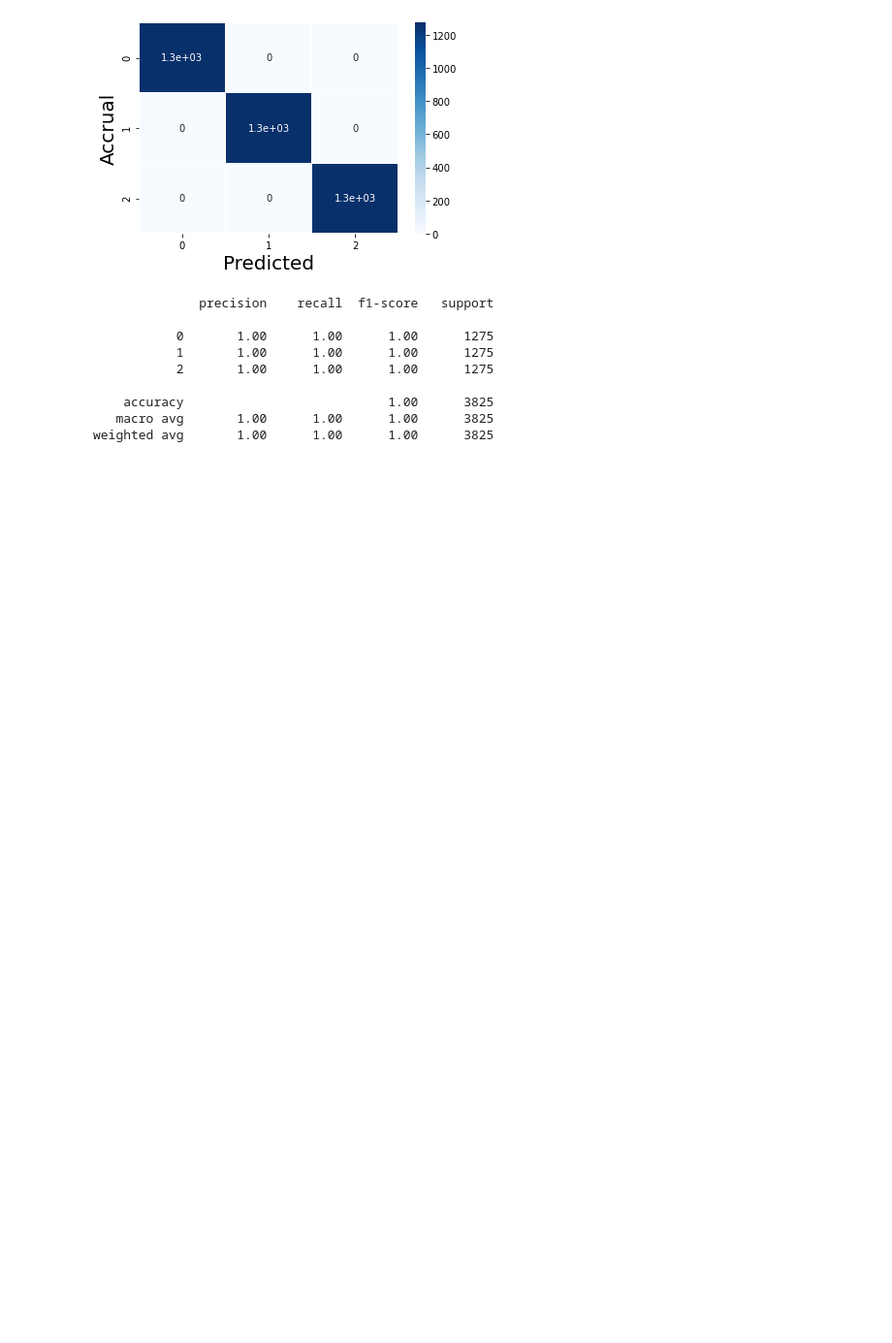
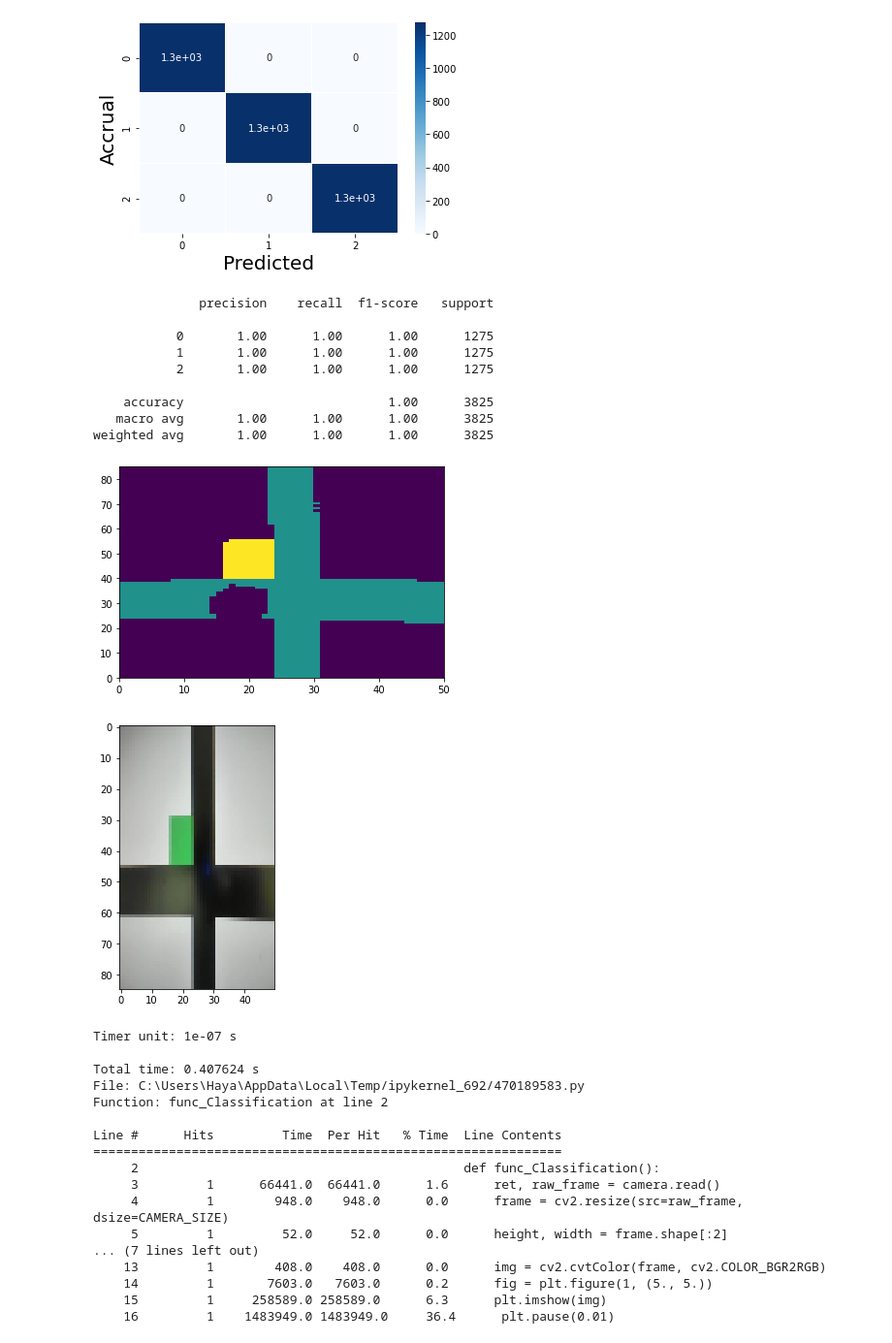
Before and after one commit to hashin2425/RoboCup_Cam, a Jupyter notebook: model_one/make_model.ipynb, the cells around one changed output. Shown: that part at 97% size. Saved outputs shown, nothing was run; the diff lists cells and outputs as text; code cells hidden in the pictures; blank space fills up the shorter version.

```diff
--- a/model_one/make_model.ipynb
+++ b/model_one/make_model.ipynb
@@ -2,13 +2,19 @@
 # import
 import cv2
 import pickle
+import math
 import numpy as np
 import pandas as pd
 import seaborn as sns
+import pyautogui as pg
+
 from time import time, sleep
+from tqdm import tqdm
+from tqdm.notebook import trange
 from numba import jit
 from pprint import pprint
-from sklearn import svm
+from joblib import Parallel, delayed
+from sklearn import svm, neural_network
 from sklearn.metrics import confusion_matrix, classification_report
 from sklearn.model_selection import train_test_split
 from threading import Thread
@@ -17,6 +23,12 @@ from line_profiler import LineProfiler
 
 camera = cv2.VideoCapture(0)
 CAMERA_SIZE = (50, 85)
+
+LEFT_ACTCODE = 0
+RIGHT_ACTCODE = 1
+LEFT90_ACTCODE = 2
+RIGHT90_ACTCODE = 3
+STRAIGHT_ACTCODE = 4
 
 
 def SaveInstances(instance, path):
@@ -34,7 +46,7 @@ def LoadInstances(path):
     pathに保存されているpickle形式のファイルをオブジェクトとして読み込む。
     '''
     with open(path, 'rb') as ins:
-        return ins
+        return pickle.load(ins)
 # %%
 # 白色のRGB値サンプルを取る
 
@@ -83,5 +95,7 @@ plt.imshow(img)
 # %%
 # 色識別の分類モデルを作る(SVM)
+
+# それぞれの色に0,1,2の分類をつける
 WhiteRGB_sample = [[point[0], point[1], point[2], 0] for point in WhiteRGB_sample]
 BlackRGB_sample = [[point[0], point[1], point[2], 1] for point in BlackRGB_sample]
 GreenRGB_sample = [[point[0], point[1], point[2], 2] for point in GreenRGB_sample]
@@ -89,7 +103,7 @@ GreenRGB_sample = [[point[0], point[1], point[2], 2] for point in GreenRGB_sampl
 allOf_samples = np.concatenate([WhiteRGB_sample, BlackRGB_sample, GreenRGB_sample])
 
 # SaveInstances(instance=allOf_samples, path="allOf_samples.pickles")
-# allOf_samples = LoadInstances(path="allOf_samples.pickles")
+allOf_samples = LoadInstances(path="allOf_samples.pickles")
 
 X_train, X_test, y_train, y_test = train_test_split(
     allOf_samples[:, :-1],
@@ -122,3 +136,46 @@ print(classification_report(y_test, y_pred))
     accuracy                           1.00      3825
    macro avg       1.00      1.00      1.00      3825
 weighted avg       1.00      1.00      1.00      3825
+# %%
+# 色識別の分類モデルを使って、タイルを色分類してみる
+def func_Classification():
+    ret, raw_frame = camera.read()
+    frame = cv2.resize(src=raw_frame, dsize=CAMERA_SIZE)
+    height, width = frame.shape[:2]
+
+    result = [model.predict(row) for row in reversed(frame)]
+
+    plt.clf()
+    plt.pcolormesh(result)
+    plt.pause(0.01)
+
+    img = cv2.cvtColor(frame, cv2.COLOR_BGR2RGB)
+    fig = plt.figure(1, (5., 5.))
+    plt.imshow(img)
+    plt.pause(0.01)
+
+
+lp = LineProfiler()
+lp.add_function(func_Classification)
+lp.runcall(func_Classification)
+lp.print_stats()
+# %% [output]
+[figure, added]
+[figure, added]
+Timer unit: 1e-07 s
+
+Total time: 0.407624 s
+File: C:\Users\Haya\AppData\Local\Temp/ipykernel_692/470189583.py
+Function: func_Classification at line 2
+
+Line #      Hits         Time  Per Hit   % Time  Line Contents
+==============================================================
+     2                                           def func_Classification():
+     3         1      66441.0  66441.0      1.6      ret, raw_frame = camera.read()
+     4         1        948.0    948.0      0.0      frame = cv2.resize(src=raw_frame, dsize=CAMERA_SIZE)
+     5         1         52.0     52.0      0.0      height, width = frame.shape[:2]
+... (7 lines left out)
+    13         1        408.0    408.0      0.0      img = cv2.cvtColor(frame, cv2.COLOR_BGR2RGB)
+    14         1       7603.0   7603.0      0.2      fig = plt.figure(1, (5., 5.))
+    15         1     258589.0 258589.0      6.3      plt.imshow(img)
+    16         1    1483949.0 1483949.0     36.4      plt.pause(0.01)
```
Also changed, not shown: parts of 11 cells of this notebook.
